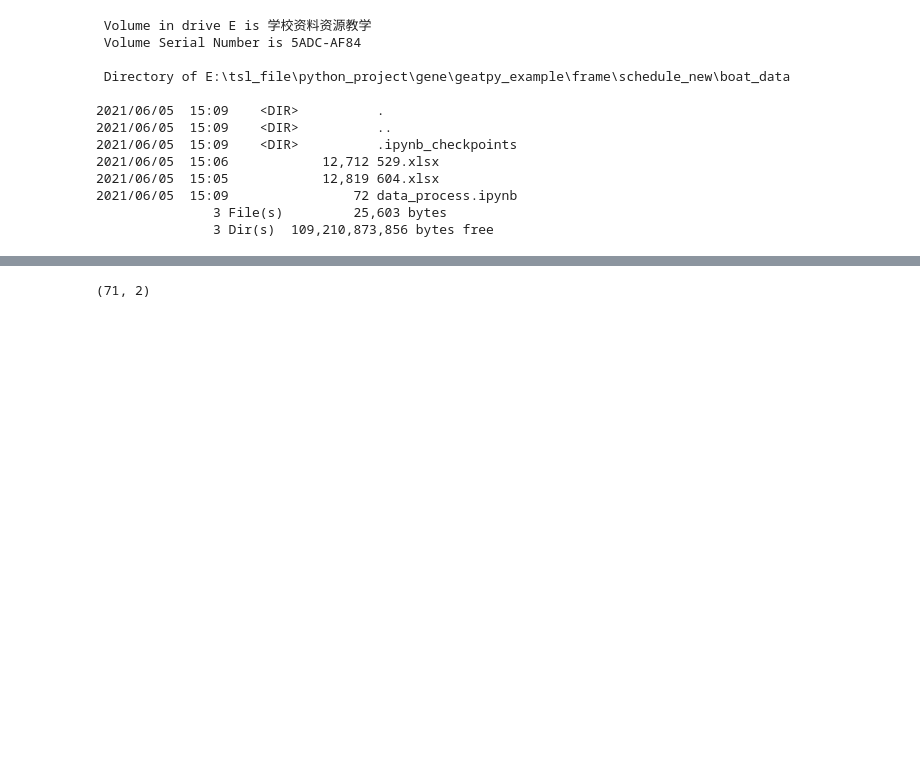
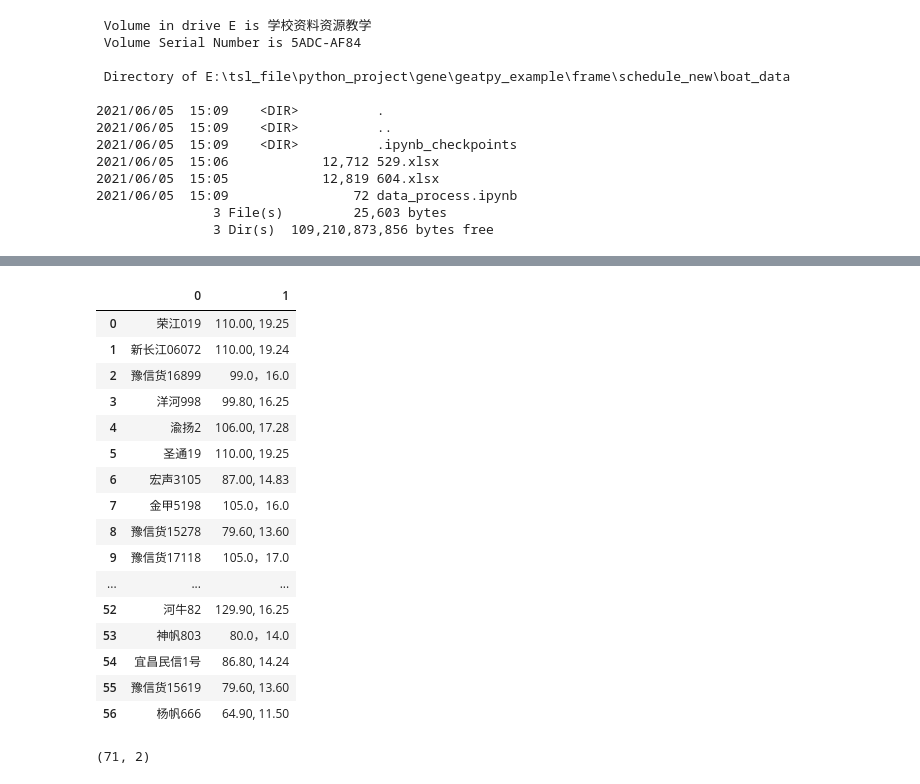
Before and after one commit to TSLNIHAOGIT/gene, a Jupyter notebook: geatpy_example/frame/schedule_new/boat_data/data_process.ipynb, the cells around one changed output, grey strips where cells are left out. Drawn from its saved outputs; the diff is of its cells as text; code cells hidden in the pictures; blank space fills up the shorter version.

```diff
--- a/geatpy_example/frame/schedule_new/boat_data/data_process.ipynb
+++ b/geatpy_example/frame/schedule_new/boat_data/data_process.ipynb
@@ -32,3 +32,5 @@ data_531=pd.read_excel(data_531_path,header=None)
 data1=pd.read_excel(data_path,header=None,sheet_name='Sheet1')
 data2=pd.read_excel(data_path,header=None,sheet_name='Sheet2')
 data3=pd.read_excel(data_path,header=None,sheet_name='Sheet3')
+# %%
+dd=pd.read_excel(data_path,header=None,sheet_name=None)
@@ -35,3 +62,23 @@ data3=pd.read_excel(data_path,header=None,sheet_name='Sheet3')
+# %%
+dd['Sheet1']
+# %% [output]
+|  | 0 | 1 |
+| 0 | 荣江019 | 110.00, 19.25 |
+| 1 | 新长江06072 | 110.00, 19.24 |
+| 2 | 豫信货16899 | 99.0，16.0 |
+| 3 | 洋河998 | 99.80, 16.25 |
+| 4 | 渝扬2 | 106.00, 17.28 |
+| 5 | 圣通19 | 110.00, 19.25 |
+| 6 | 宏声3105 | 87.00, 14.83 |
+| 7 | 金甲5198 | 105.0，16.0 |
+| 8 | 豫信货15278 | 79.60, 13.60 |
+| 9 | 豫信货17118 | 105.0，17.0 |
+| ... | ... | ... |
+| 52 | 河牛82 | 129.90, 16.25 |
+| 53 | 神帆803 | 80.0，14.0 |
+| 54 | 宜昌民信1号 | 86.80, 14.24 |
+| 55 | 豫信货15619 | 79.60, 13.60 |
+| 56 | 杨帆666 | 64.90, 11.50 |
 # %%
 data=data3
 # %%
```
Also changed, not shown: parts of 2 cells of this notebook, 46 other files.
